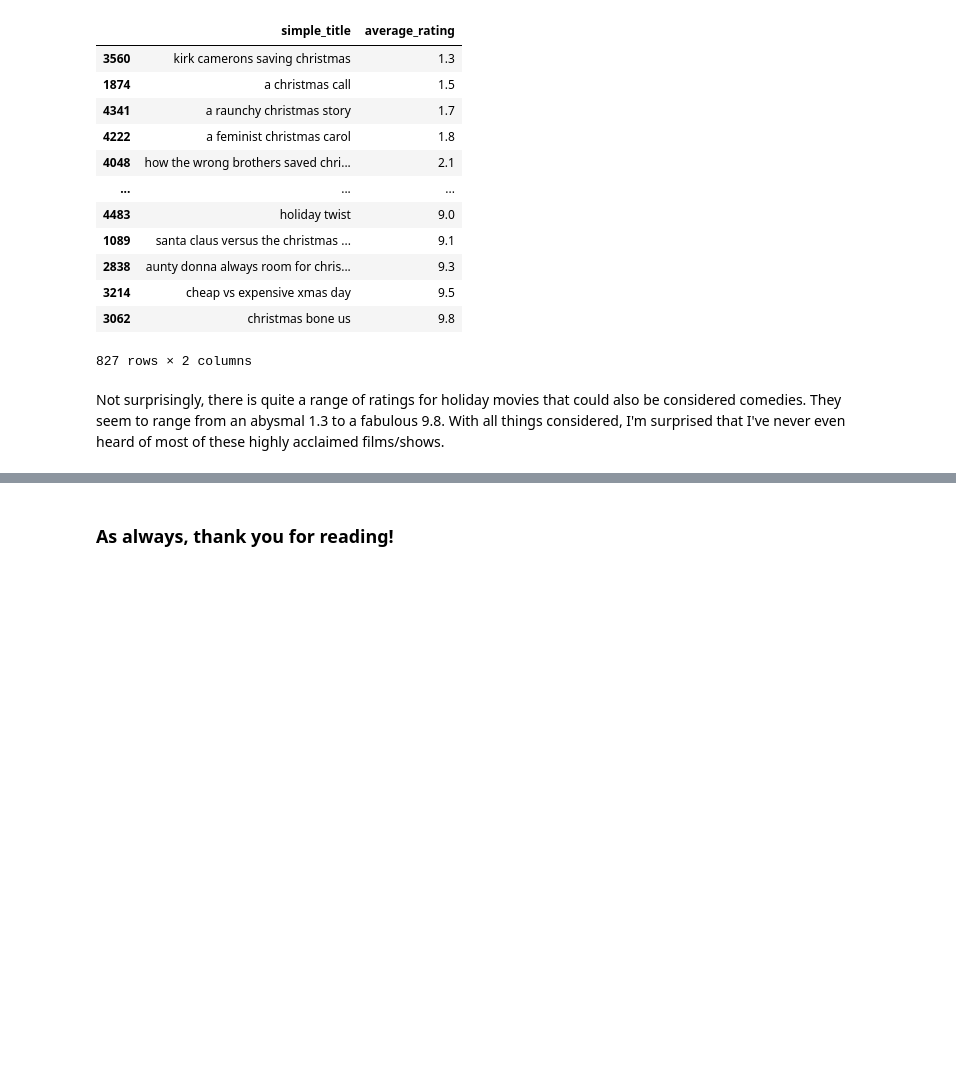
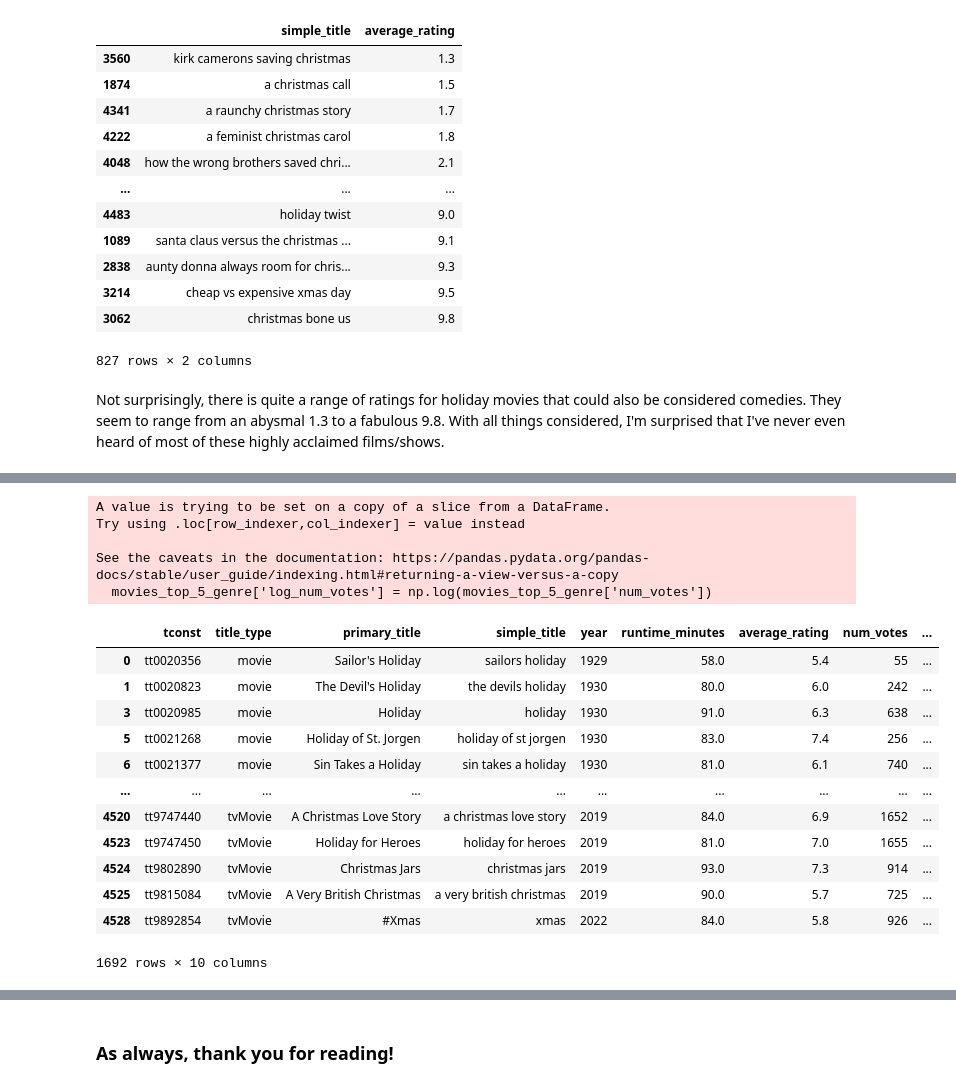
Before and after one commit to bca55/bca55.github.io, a Jupyter notebook: posts/holiday_movies/Pandas_Basics_Blog.ipynb, the cells around one changed output, grey strips where cells are left out. Drawn from its saved outputs; the diff is of its cells as text; code cells hidden in the pictures; blank space fills up the shorter version.

```diff
--- a/posts/holiday_movies/Pandas_Basics_Blog.ipynb
+++ b/posts/holiday_movies/Pandas_Basics_Blog.ipynb
@@ -184,0 +218,23 @@ Not surprisingly, there is quite a range of ratings for holiday movies that coul
+# %%
+#Addition of log(num_votes) variable
+movies_top_5_genre['log_num_votes'] = np.log(movies_top_5_genre['num_votes'])
+movies_top_5_genre
+# %% [output]
+A value is trying to be set on a copy of a slice from a DataFrame.
+Try using .loc[row_indexer,col_indexer] = value instead
+
+See the caveats in the documentation: https://pandas.pydata.org/pandas-docs/stable/user_guide/indexing.html#returning-a-view-versus-a-copy
+  movies_top_5_genre['log_num_votes'] = np.log(movies_top_5_genre['num_votes'])
+|  | tconst | title_type | primary_title | simple_title | year | runtime_minutes | average_rating | num_votes | ... |
+| 0 | tt0020356 | movie | Sailor's Holiday | sailors holiday | 1929 | 58.0 | 5.4 | 55 | ... |
+| 1 | tt0020823 | movie | The Devil's Holiday | the devils holiday | 1930 | 80.0 | 6.0 | 242 | ... |
+| 3 | tt0020985 | movie | Holiday | holiday | 1930 | 91.0 | 6.3 | 638 | ... |
+| 5 | tt0021268 | movie | Holiday of St. Jorgen | holiday of st jorgen | 1930 | 83.0 | 7.4 | 256 | ... |
+| 6 | tt0021377 | movie | Sin Takes a Holiday | sin takes a holiday | 1930 | 81.0 | 6.1 | 740 | ... |
+| ... | ... | ... | ... | ... | ... | ... | ... | ... | ... |
+| 4520 | tt9747440 | tvMovie | A Christmas Love Story | a christmas love story | 2019 | 84.0 | 6.9 | 1652 | ... |
+| 4523 | tt9747450 | tvMovie | Holiday for Heroes | holiday for heroes | 2019 | 81.0 | 7.0 | 1655 | ... |
+| 4524 | tt9802890 | tvMovie | Christmas Jars | christmas jars | 2019 | 93.0 | 7.3 | 914 | ... |
+| 4525 | tt9815084 | tvMovie | A Very British Christmas | a very british christmas | 2019 | 90.0 | 5.7 | 725 | ... |
+| 4528 | tt9892854 | tvMovie | #Xmas | xmas | 2022 | 84.0 | 5.8 | 926 | ... |
+1692 rows × 10 columns
```
Also changed, not shown: parts of 5 cells of this notebook, 5 other files.
